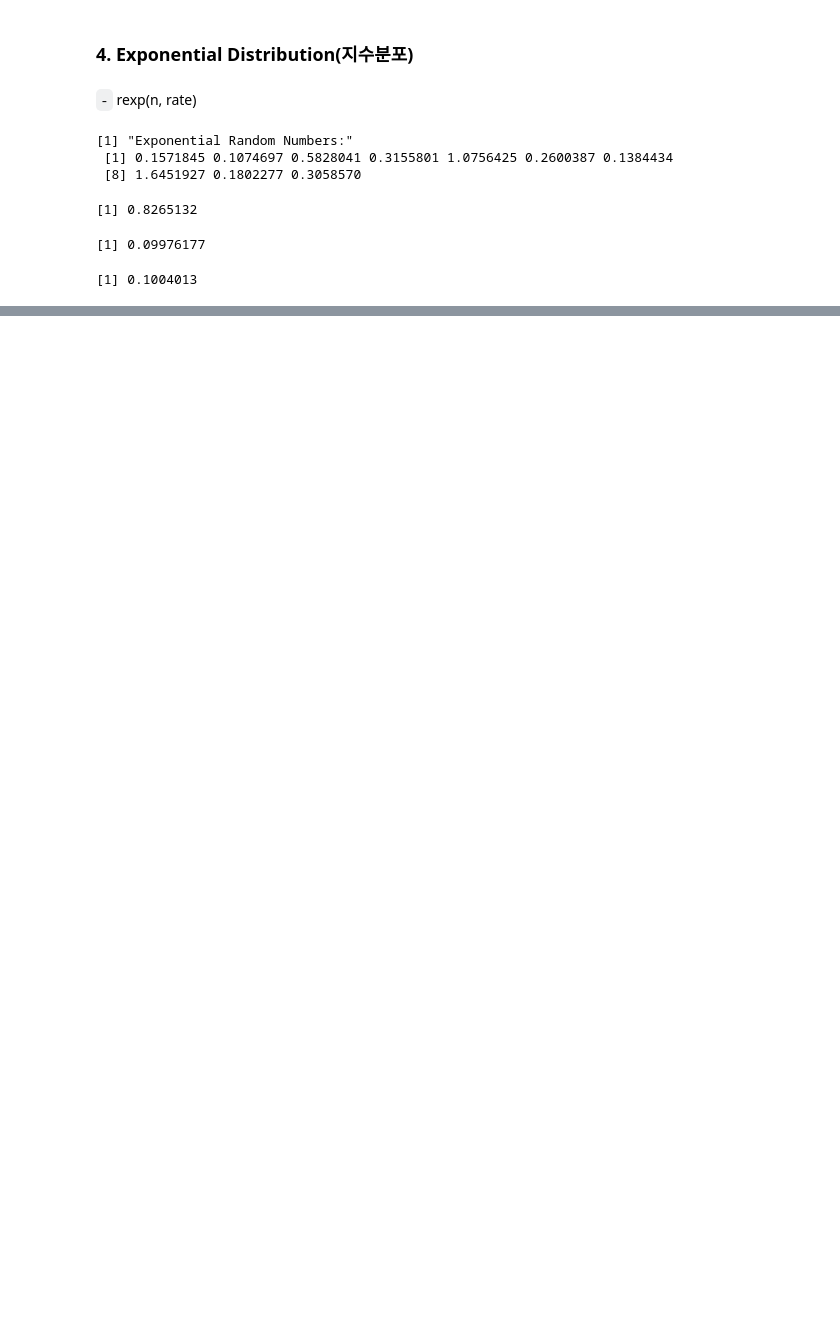
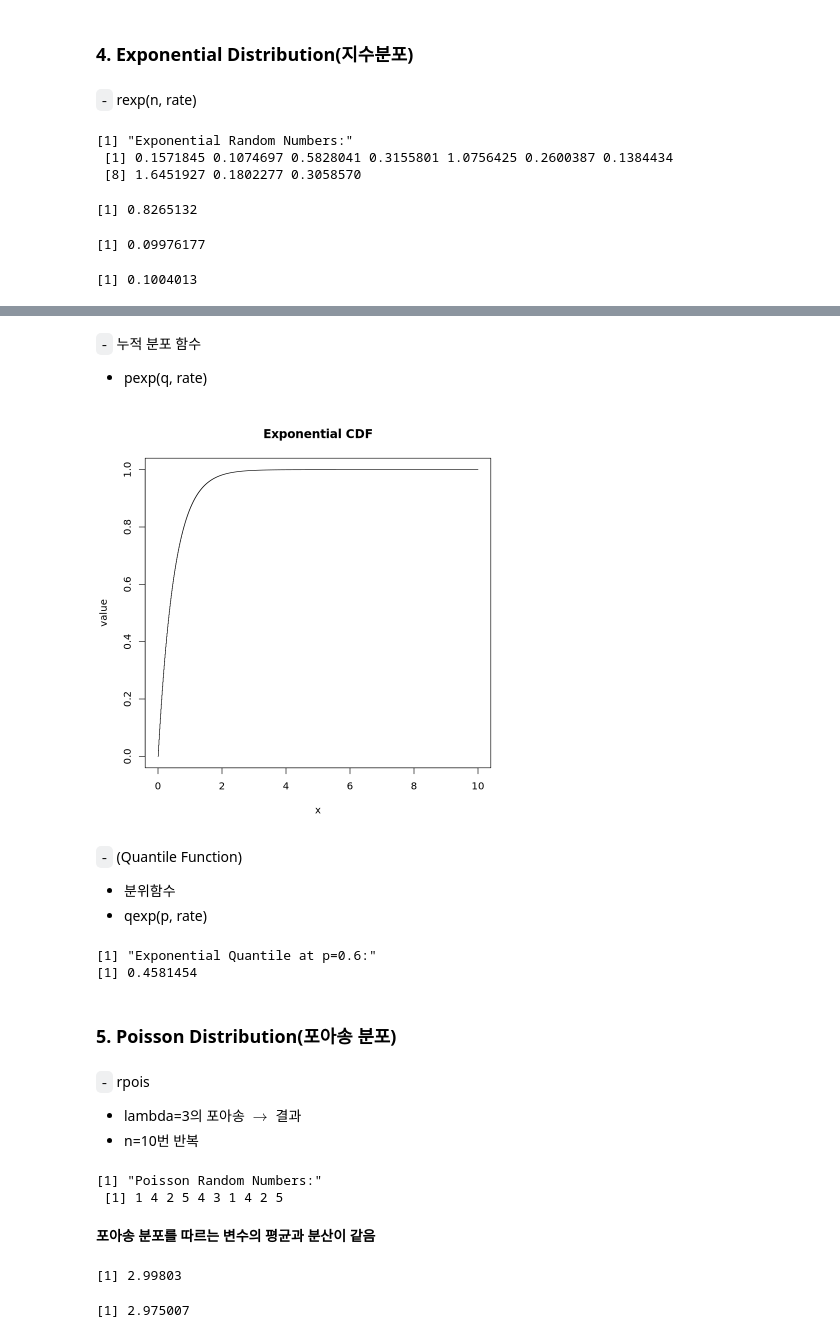
Before and after one commit to SangMin1208/DC2025, a Jupyter notebook: posts/1.R_distributions.ipynb, the cells around one changed output, grey strips where cells are left out. Drawn from its saved outputs; the diff is of its cells as text; code cells hidden in the pictures; blank space fills up the shorter version.

```diff
--- a/posts/1.R_distributions.ipynb
+++ b/posts/1.R_distributions.ipynb
@@ -173,0 +185,45 @@ mean(rexp(n = 100000, rate = 10))
+# %% [markdown]
+`-` 누적 분포 함수
+
+* pexp(q, rate)
+# %%
+exponential_cdf <- pexp(q = seq(0, 10, length=1000), rate = 2)
+plot(exponential_cdf~c(seq(0, 10, length=1000)),
+     main="Exponential CDF", type='s', xlab='x', ylab='value')
+###print(exponential_cdf)
+# %% [output]
+[figure, added]
+# %% [markdown]
+`-` (Quantile Function)
+
+* 분위함수
+* qexp(p, rate)
+# %%
+exponential_quantile <- qexp(p = 0.6, rate = 2)
+print("Exponential Quantile at p=0.6:")
+print(exponential_quantile)
+# %% [output]
+[1] "Exponential Quantile at p=0.6:"
+[1] 0.4581454
+# %% [markdown]
+### 5. Poisson Distribution(포아송 분포)
+# %% [markdown]
+`-` rpois
+
+* lambda=3의 포아송 $\to$ 결과
+* n=10번 반복
+# %%
+poisson_random <- rpois(n = 10, lambda = 3)
+print("Poisson Random Numbers:")
+print(poisson_random)
+# %% [output]
+[1] "Poisson Random Numbers:"
+ [1] 1 4 2 5 4 3 1 4 2 5
+# %% [markdown]
+**포아송 분포를 따르는 변수의 평균과 분산이 같음**
+# %%
+mean(rpois(n=100000,lambda=3))
+var(rpois(n=100000,lambda=3))
+# %% [output]
+[1] 2.99803
+[1] 2.975007
```
Also changed, not shown: parts of 32 cells of this notebook, 16 other files.
